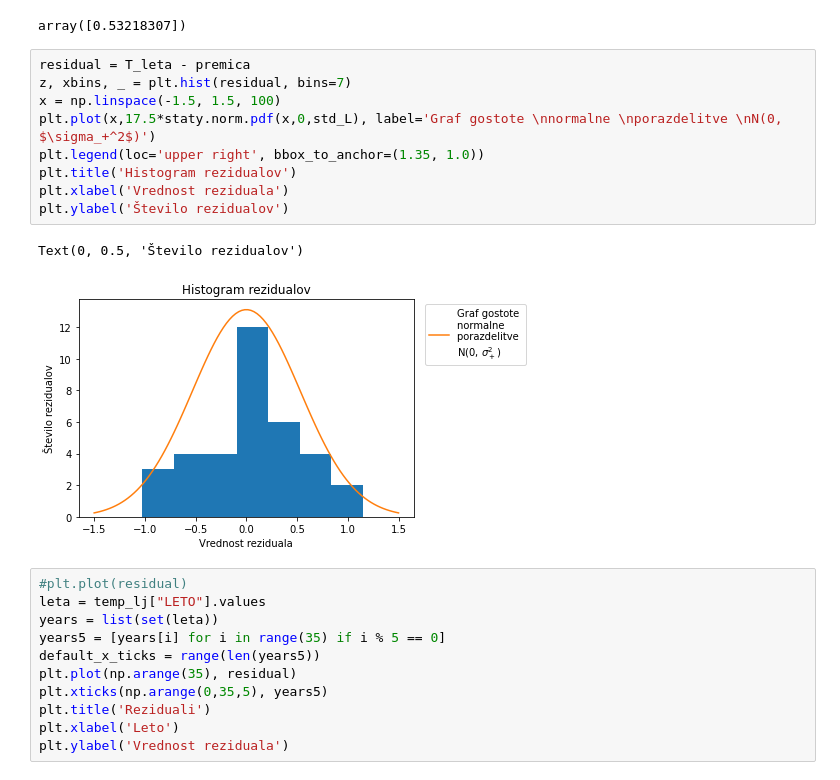
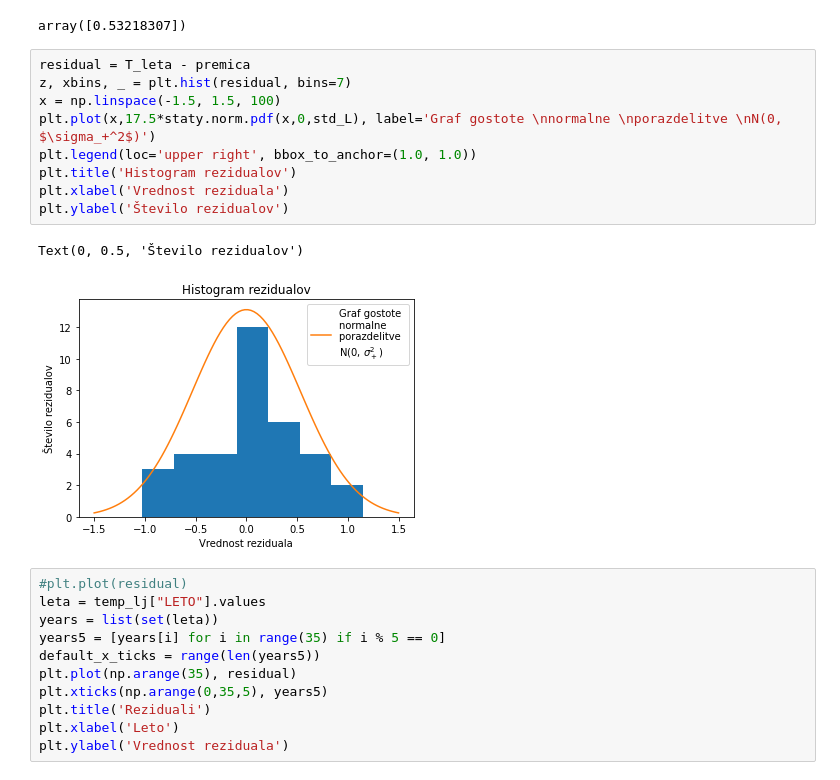
Before and after one commit to DejanPeric058/Seminarska-naloga-pri-Statistiki, a Jupyter notebook: 3. naloga.ipynb, the cells around one changed output. Drawn from its saved outputs; the diff is of its cells as text.

```diff
--- a/3. naloga.ipynb
+++ b/3. naloga.ipynb
@@ -94,15 +94,15 @@ array([0.53218307])
 # %%
 residual = T_leta - premica
 z, xbins, _ = plt.hist(residual, bins=7)
 x = np.linspace(-1.5, 1.5, 100)
 plt.plot(x,17.5*staty.norm.pdf(x,0,std_L), label='Graf gostote \nnormalne \nporazdelitve \nN(0, $\sigma_+^2$)')
-plt.legend(loc='upper right', bbox_to_anchor=(1.35, 1.0))
+plt.legend(loc='upper right', bbox_to_anchor=(1.0, 1.0))
 plt.title('Histogram rezidualov')
 plt.xlabel('Vrednost reziduala')
 plt.ylabel('Število rezidualov')
 # %% [output]
 Text(0, 0.5, 'Število rezidualov')
-[figure, old version]
+[figure, new version]
 # %%
 #plt.plot(residual)
 leta = temp_lj["LETO"].values
```
Also changed, not shown: parts of 7 cells of this notebook, 14 other files.
